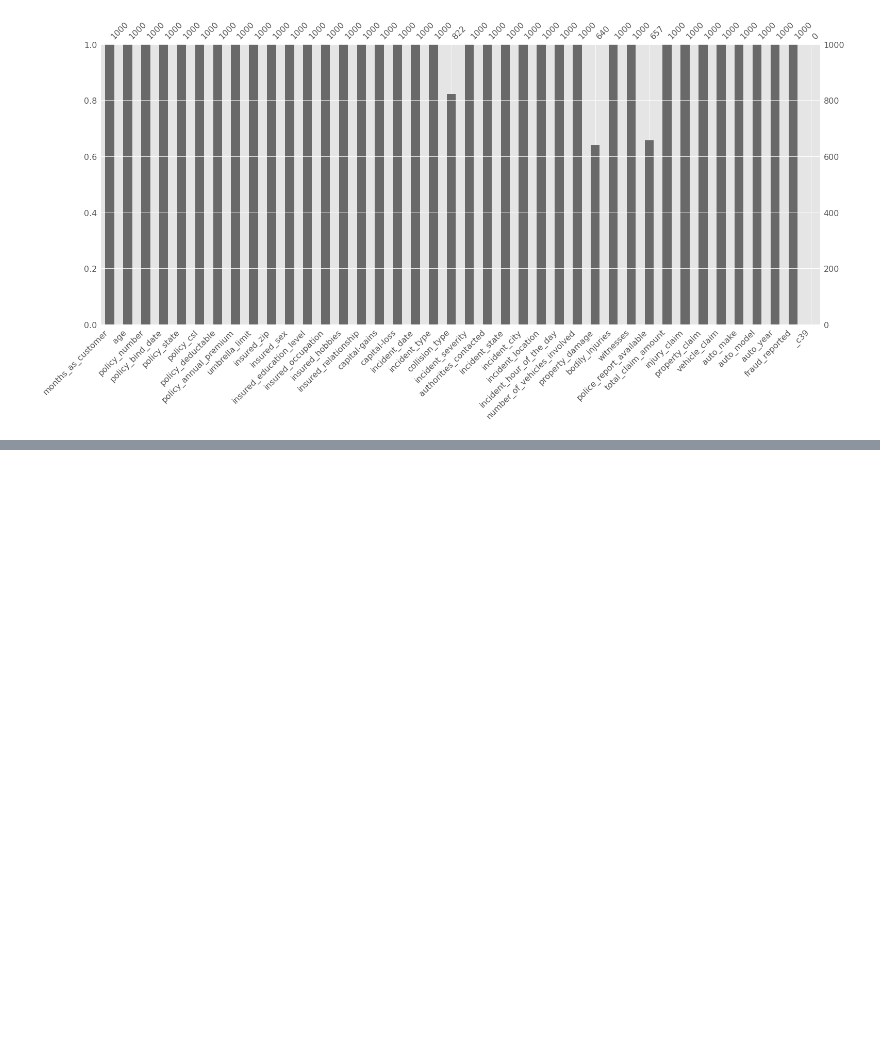
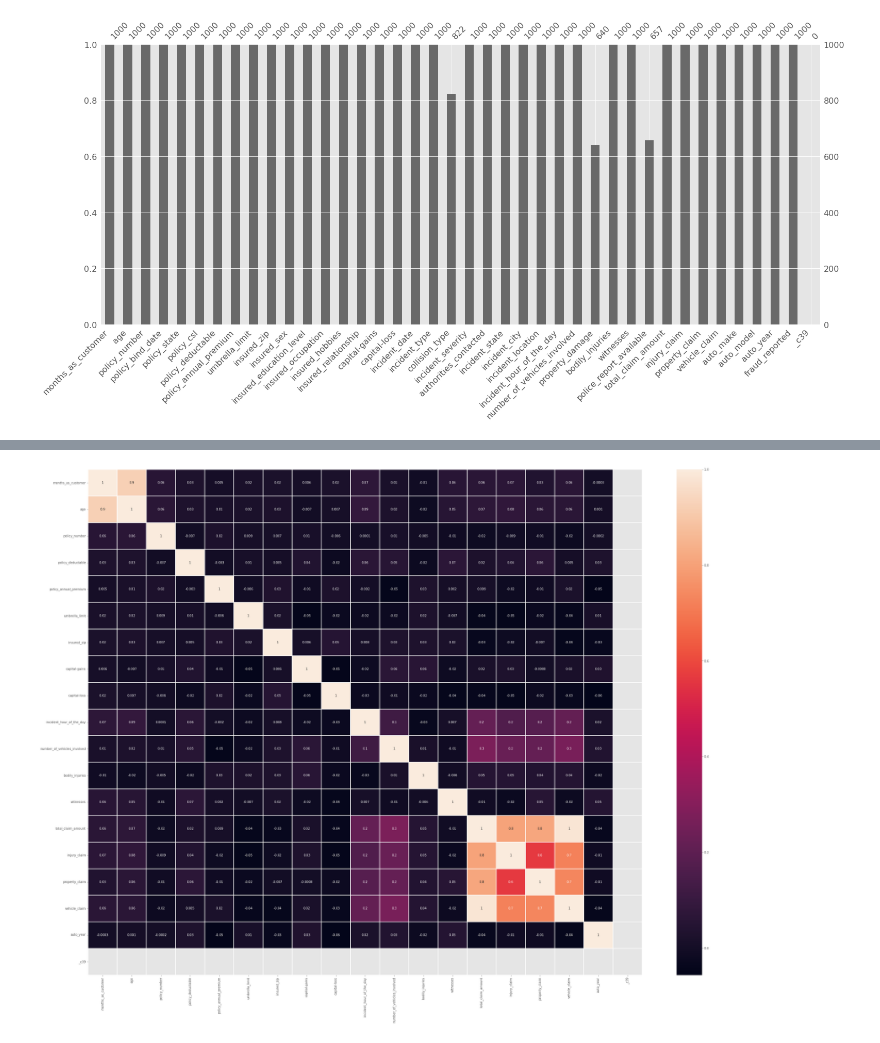
Before and after one commit to bharat1611/Neo4j---Fraud-Detection---Insurance-Claims, a Jupyter notebook: Fraud_Detection_Insurance.ipynb, the cells around one changed output, grey strips where cells are left out. Drawn from its saved outputs; the diff is of its cells as text; code cells hidden in the pictures; blank space fills up the shorter version.

```diff
--- a/Fraud_Detection_Insurance.ipynb
+++ b/Fraud_Detection_Insurance.ipynb
@@ -96,0 +107,6 @@ plt.show()
+# %%
+df['collision_type'] = df['collision_type'].fillna(df['collision_type'].mode()[0])
+# %%
+df['property_damage'] = df['property_damage'].fillna(df['property_damage'].mode()[0])
+# %%
+df['police_report_available'] = df['police_report_available'].fillna(df['police_report_available'].mode()[0])
@@ -96,0 +136,9 @@ plt.show()
+# %%
+#heatmap to visualize the values
+
+plt.figure(figsize = (40,30))
+corr = df.corr()
+sns.heatmap(data = corr,annot=True, fmt = '.1g', linewidth = 1)
+plt.show()
+# %% [output]
+[figure, added]
```
Also changed, not shown: parts of 8 cells of this notebook.
